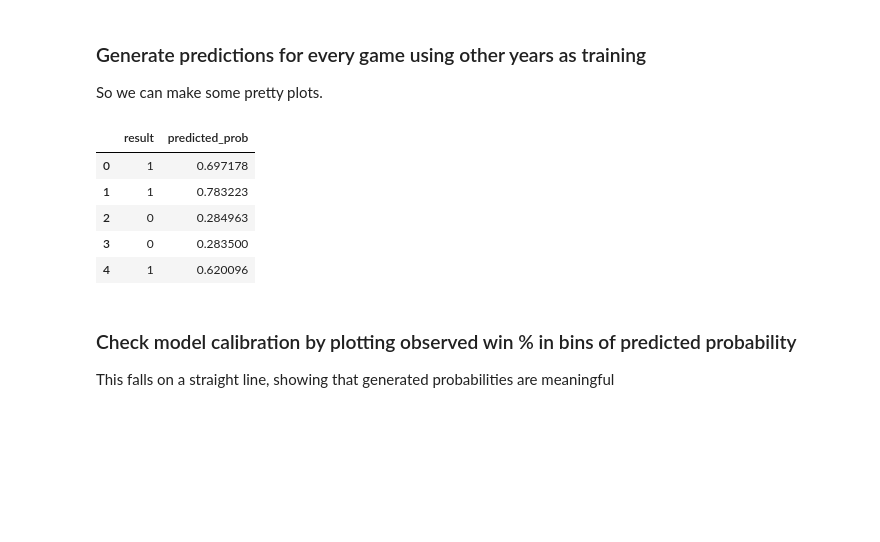
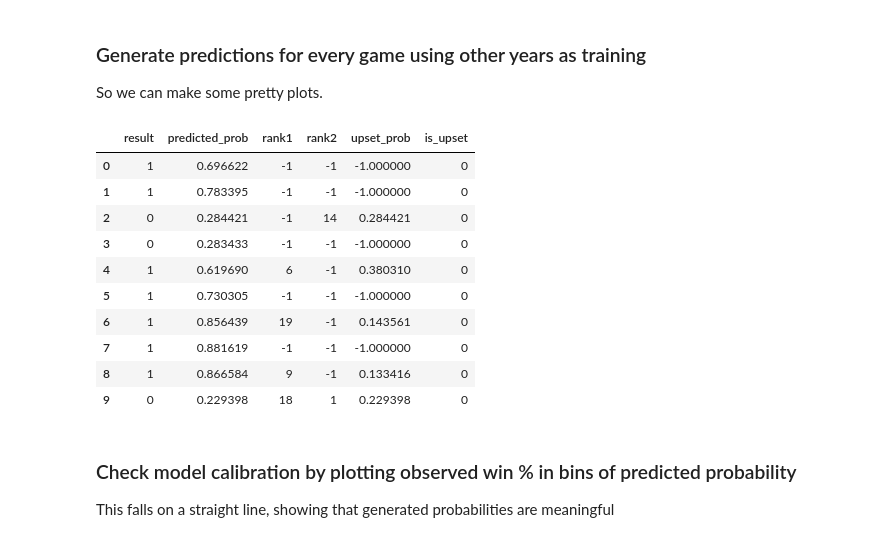
Before and after one commit to bjmarsh/WatchCBB, a Jupyter notebook: notebooks/game_model_train.ipynb, the cells around one changed output. Drawn from its saved outputs; the diff is of its cells as text; code cells hidden in the pictures; blank space fills up the shorter version.

Commit message:
initial reddit model

```diff
--- a/notebooks/game_model_train.ipynb
+++ b/notebooks/game_model_train.ipynb
@@ -255,28 +255,58 @@ print('(max_depth, n_estimatores, best_score)',best)
 # %% [markdown]
 ### Generate predictions for every game using other years as training
 So we can make some pretty plots.
-# %%
-probs = []
-for year in data.season.unique():
-    train_years = data.season.unique().tolist()
-    train_years.remove(year)
-    data_train, data_valid = utils.train_test_split_by_year(data, train_years, [year], pca_model=pca)
-    X_train = data_train[PCAFEATURES+['HA']]
-    y_train = data_train.result
-    X_valid = data_valid[PCAFEATURES+['HA']]
-
-    logreg.fit(X_train, y_train)
-    probs += logreg.predict_proba(X_valid)[:,1].tolist()
-
-data["predicted_prob"] = probs
-data[['result','predicted_prob']].head(5)
-# %% [output]
-|  | result | predicted_prob |
-| 0 | 1 | 0.697178 |
-| 1 | 1 | 0.783223 |
-| 2 | 0 | 0.284963 |
-| 3 | 0 | 0.283500 |
-| 4 | 1 | 0.620096 |
+# %%
+probs = []
+for year in data.season.unique():
+    train_years = data.season.unique().tolist()
+    train_years.remove(year)
+    data_train, data_valid = utils.train_test_split_by_year(data, train_years, [year], pca_model=pca)
+    X_train = data_train[PCAFEATURES+['HA']]
+    y_train = data_train.result
+    X_valid = data_valid[PCAFEATURES+['HA']]
+
+    logreg.fit(X_train, y_train)
+    probs += logreg.predict_proba(X_valid)[:,1].tolist()
+
+data["predicted_prob"] = probs
+
+def get_upset_prob(row):
+    # somewhat arbitrarily define an upset as an unranked team
+    # beating a team ranked #20 or better, or a team beating
+    # a team ranked at least 10 spots higher than itself
+    if (row.rank1 < 0 and 0 < row.rank2 <= 20) or \
+       (row.rank1 > 0 and row.rank2 > 0 and row.rank1-row.rank2 > 10):
+        return row.predicted_prob
+    if (row.rank2 < 0 and 0 < row.rank1 <= 20) or \
+       (row.rank1 > 0 and row.rank2 > 0 and row.rank2-row.rank1 > 10):
+        return 1-row.predicted_prob
+    return -1.0
+
+def is_upset(row):
+    if (row.rank1 < 0 and 0 < row.rank2 <= 20) or \
+       (row.rank1 > 0 and row.rank2 > 0 and row.rank1-row.rank2 > 10):
+        return row.result
+    if (row.rank2 < 0 and 0 < row.rank1 <= 20) or \
+       (row.rank1 > 0 and row.rank2 > 0 and row.rank2-row.rank1 > 10):
+        return 1-row.result
+    return 0
+
+data['upset_prob'] = data.apply(get_upset_prob, axis=1)
+data['is_upset'] = data.apply(is_upset, axis=1)
+
+data[['result','predicted_prob','rank1','rank2','upset_prob','is_upset']].head(5)
+# %% [output]
+|  | result | predicted_prob | rank1 | rank2 | upset_prob | is_upset |
+| 0 | 1 | 0.696622 | -1 | -1 | -1.000000 | 0 |
+| 1 | 1 | 0.783395 | -1 | -1 | -1.000000 | 0 |
+| 2 | 0 | 0.284421 | -1 | 14 | 0.284421 | 0 |
+| 3 | 0 | 0.283433 | -1 | -1 | -1.000000 | 0 |
+| 4 | 1 | 0.619690 | 6 | -1 | 0.380310 | 0 |
+| 5 | 1 | 0.730305 | -1 | -1 | -1.000000 | 0 |
+| 6 | 1 | 0.856439 | 19 | -1 | 0.143561 | 0 |
+| 7 | 1 | 0.881619 | -1 | -1 | -1.000000 | 0 |
+| 8 | 1 | 0.866584 | 9 | -1 | 0.133416 | 0 |
+| 9 | 0 | 0.229398 | 18 | 1 | 0.229398 | 0 |
 # %% [markdown]
 ### Check model calibration by plotting observed win % in bins of predicted probability
 This falls on a straight line, showing that generated probabilities are meaningful
```
Also changed, not shown: parts of 9 cells of this notebook, 4 other files.
